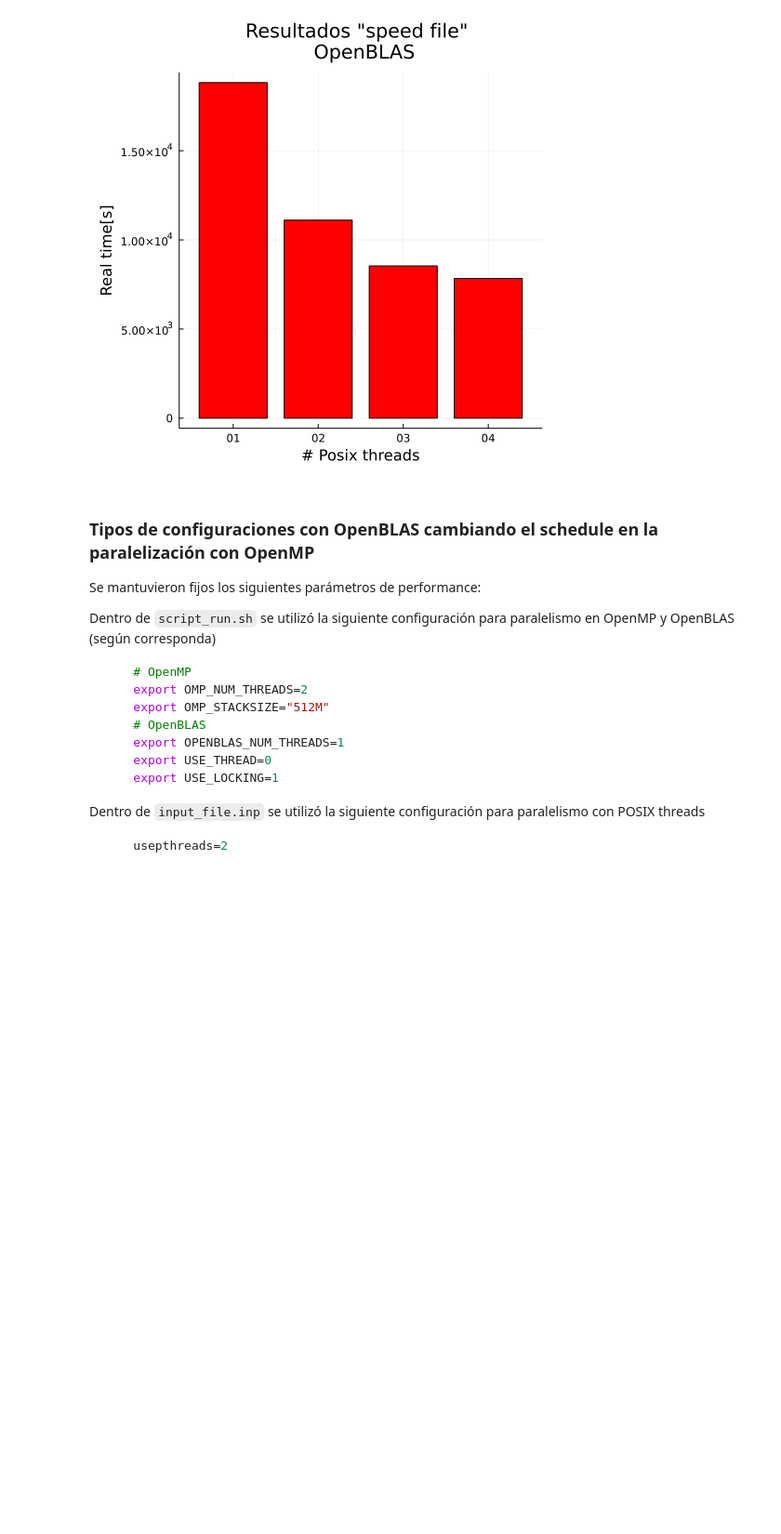
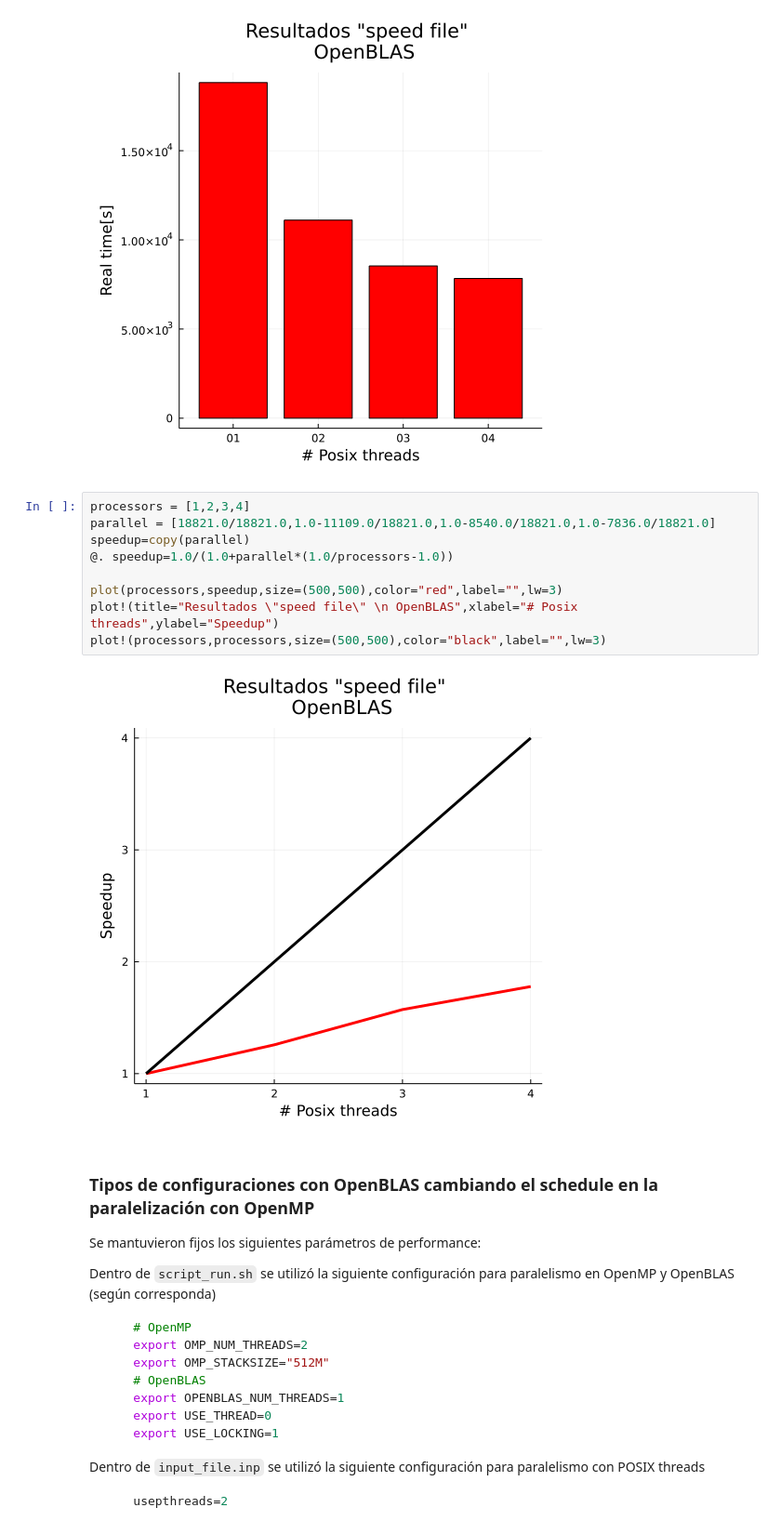
Before and after one commit to mendzmartin/mctdh_cp2021, a Jupyter notebook: double_quantum_dot_model/qdot_02/energies_vs_lambda/study_of_performance_03/running_comparison_performance/README.ipynb, the cells around one changed output. Shown at 93% size. Cells and saved outputs as stored; diff of their text form; blank space fills up the shorter version.

```diff
--- a/double_quantum_dot_model/qdot_02/energies_vs_lambda/study_of_performance_03/running_comparison_performance/README.ipynb
+++ b/double_quantum_dot_model/qdot_02/energies_vs_lambda/study_of_performance_03/running_comparison_performance/README.ipynb
@@ -126,6 +126,17 @@ plot(conf,time,seriestype =:bar,size=(500,500),color="red",label="")
 plot!(title="Resultados \"speed file\" \n OpenBLAS",xlabel="# Posix threads",ylabel="Real time[s]")
 # %% [output]
 [figure]
+# %%
+processors = [1,2,3,4]
+parallel = [18821.0/18821.0,1.0-11109.0/18821.0,1.0-8540.0/18821.0,1.0-7836.0/18821.0]
+speedup=copy(parallel)
+@. speedup=1.0/(1.0+parallel*(1.0/processors-1.0))
+
+plot(processors,speedup,size=(500,500),color="red",label="",lw=3)
+plot!(title="Resultados \"speed file\" \n OpenBLAS",xlabel="# Posix threads",ylabel="Speedup")
+plot!(processors,processors,size=(500,500),color="black",label="",lw=3)
+# %% [output]
+[figure, added]
 # %% [markdown]
 ### Tipos de configuraciones con OpenBLAS cambiando el schedule en la paralelización con OpenMP
 
```
